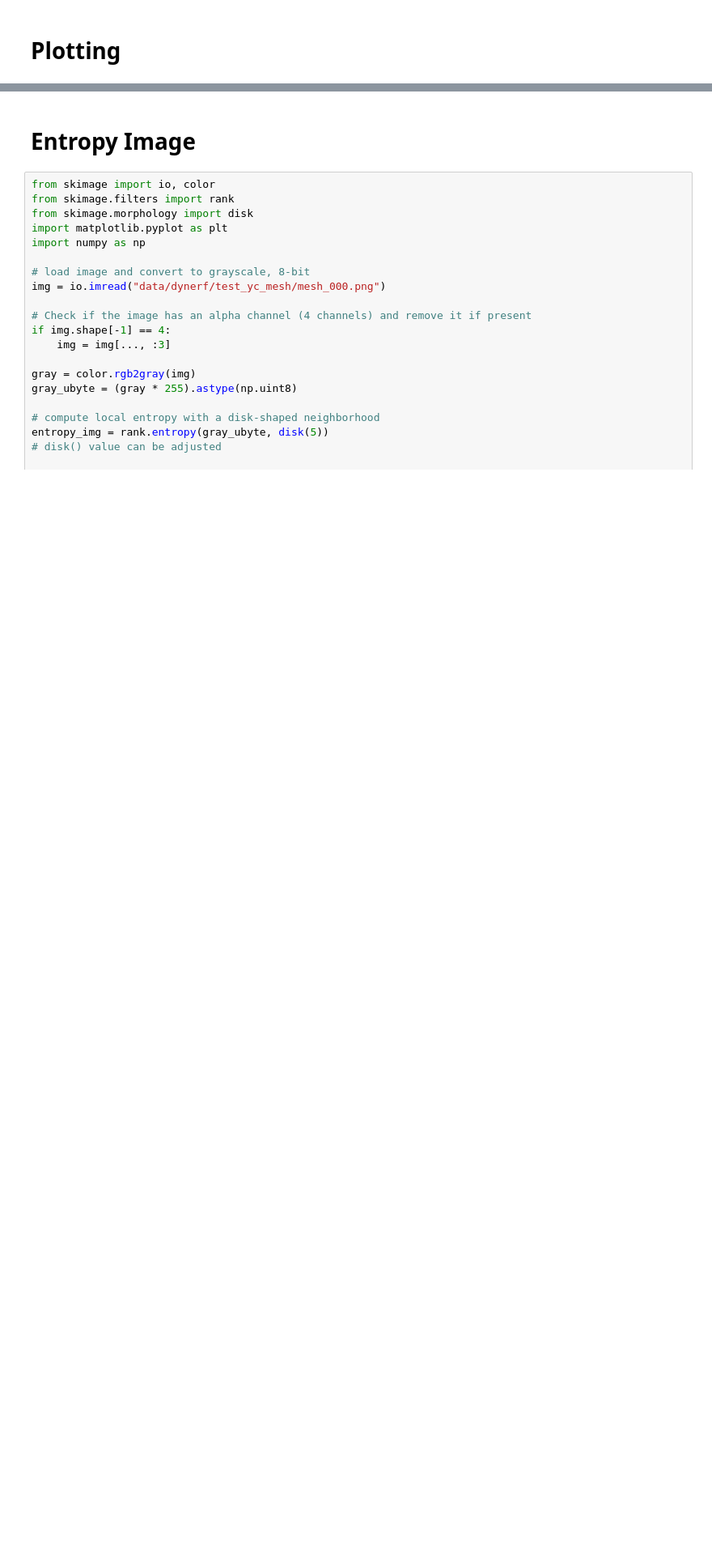
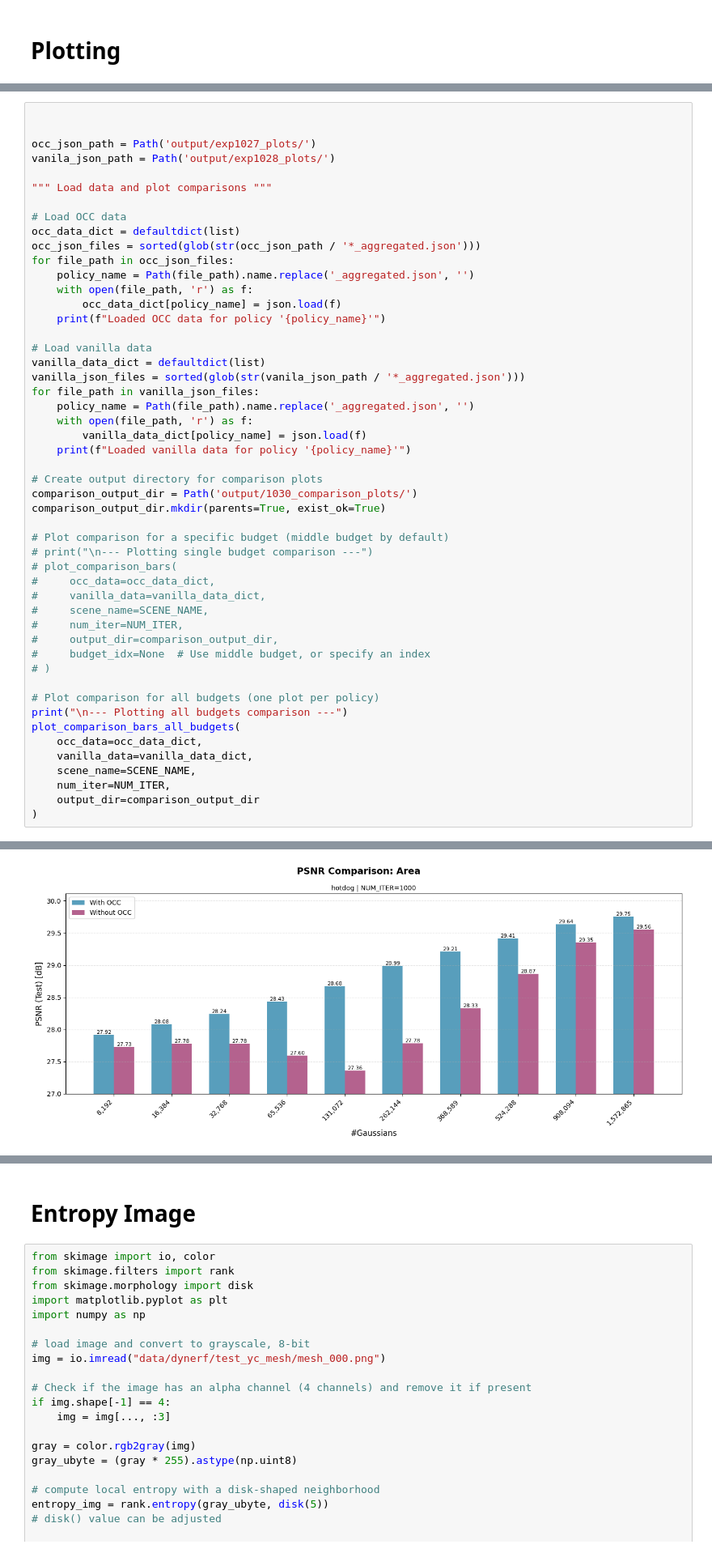
Before and after one commit to SYJINTW/mesh-splat, a Jupyter notebook: plot.ipynb, the cells around one changed output, grey strips where cells are left out. Shown at 81% size. Cells and saved outputs as stored; diff of their text form; blank space fills up the shorter version.

```diff
--- a/plot.ipynb
+++ b/plot.ipynb
@@ -156,0 +425,51 @@ Figure saved to output/exp1027_plots/lpips_vs_numgs.png
+# %%
+
+
+occ_json_path = Path('output/exp1027_plots/')
+vanila_json_path = Path('output/exp1028_plots/')
+
+""" Load data and plot comparisons """
+
+# Load OCC data
+occ_data_dict = defaultdict(list)
+occ_json_files = sorted(glob(str(occ_json_path / '*_aggregated.json')))
+for file_path in occ_json_files:
+    policy_name = Path(file_path).name.replace('_aggregated.json', '')
+    with open(file_path, 'r') as f:
+        occ_data_dict[policy_name] = json.load(f)
+    print(f"Loaded OCC data for policy '{policy_name}'")
+
+# Load vanilla data
+vanilla_data_dict = defaultdict(list)
+vanilla_json_files = sorted(glob(str(vanila_json_path / '*_aggregated.json')))
+for file_path in vanilla_json_files:
+    policy_name = Path(file_path).name.replace('_aggregated.json', '')
+    with open(file_path, 'r') as f:
+        vanilla_data_dict[policy_name] = json.load(f)
+    print(f"Loaded vanilla data for policy '{policy_name}'")
+
+# Create output directory for comparison plots
+comparison_output_dir = Path('output/1030_comparison_plots/')
+comparison_output_dir.mkdir(parents=True, exist_ok=True)
+
+# Plot comparison for a specific budget (middle budget by default)
+# print("\n--- Plotting single budget comparison ---")
+# plot_comparison_bars(
+#     occ_data=occ_data_dict,
+#     vanilla_data=vanilla_data_dict,
+#     scene_name=SCENE_NAME,
+#     num_iter=NUM_ITER,
+#     output_dir=comparison_output_dir,
+#     budget_idx=None  # Use middle budget, or specify an index
+# )
+
+# Plot comparison for all budgets (one plot per policy)
+print("\n--- Plotting all budgets comparison ---")
+plot_comparison_bars_all_budgets(
+    occ_data=occ_data_dict,
+    vanilla_data=vanilla_data_dict,
+    scene_name=SCENE_NAME,
+    num_iter=NUM_ITER,
+    output_dir=comparison_output_dir
+)
+# %% [output]
@@ -156,0 +485 @@ Figure saved to output/exp1027_plots/lpips_vs_numgs.png
+[figure, added]
```
Also changed, not shown: parts of 9 cells of this notebook, 6 other files.
